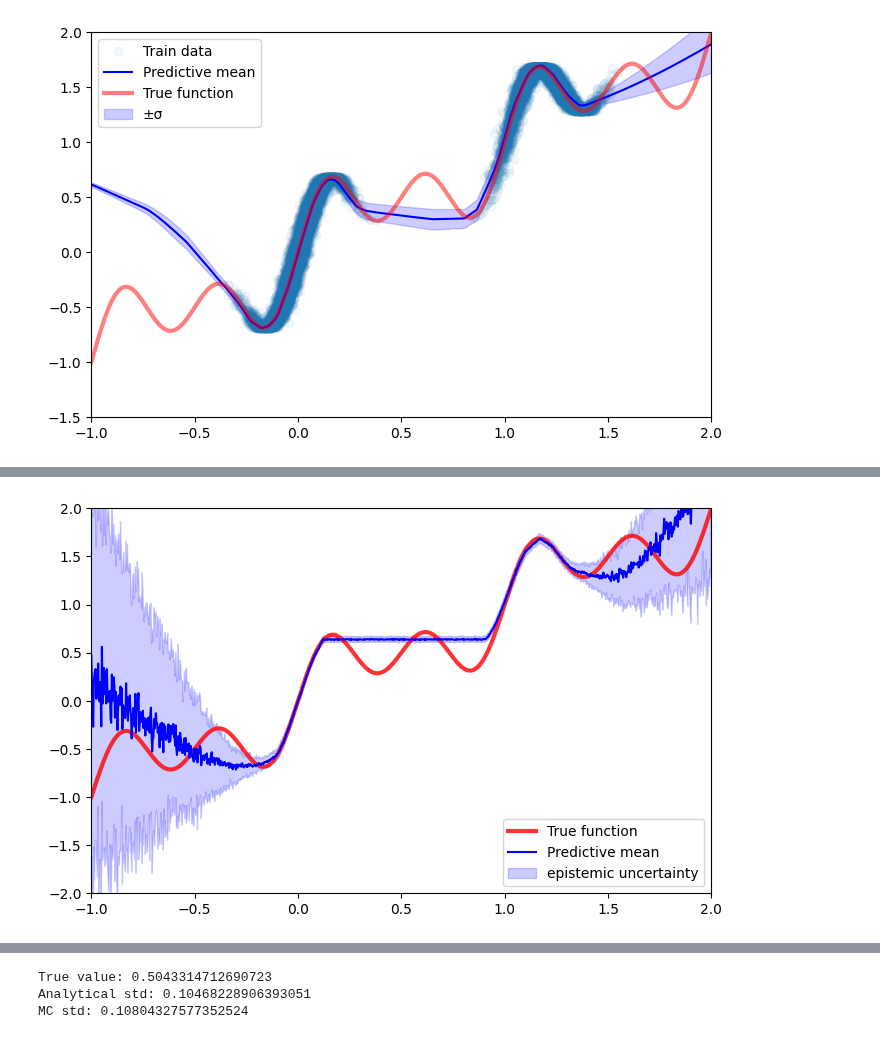
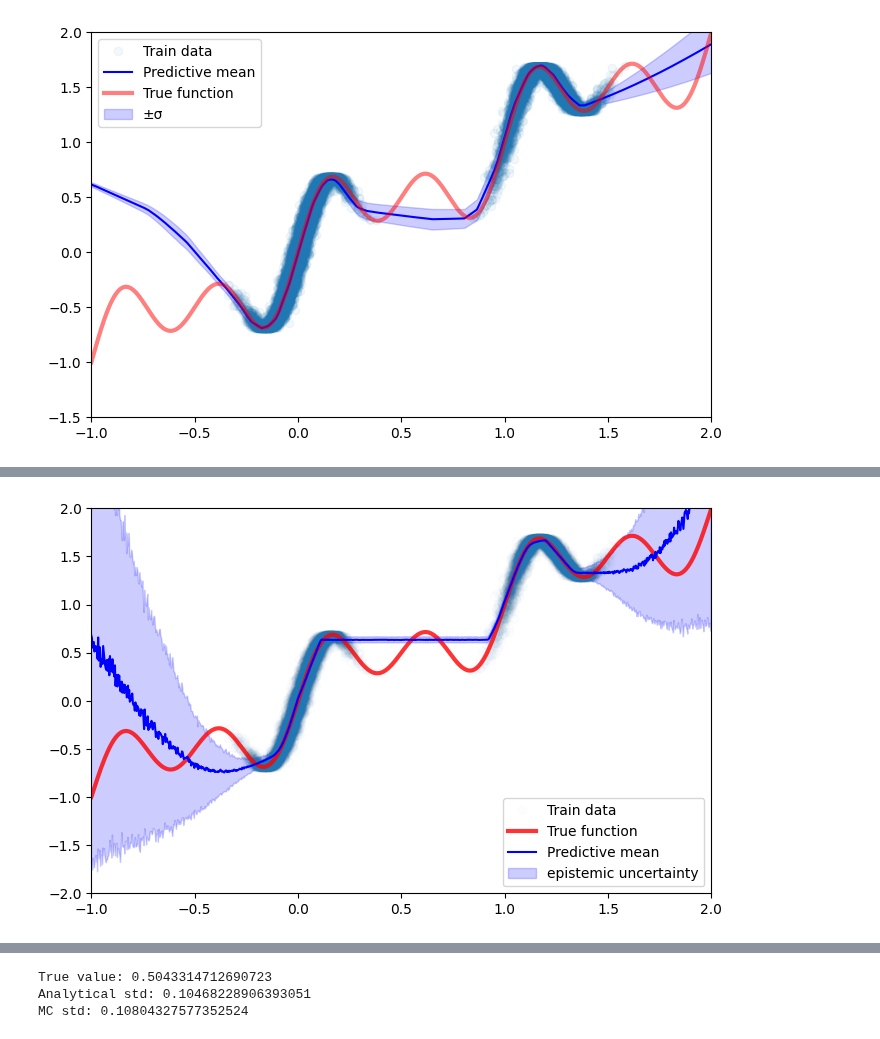
Before and after one commit to kacper-drabicki/redshift, a Jupyter notebook: BNN-testing.ipynb, the cells around one changed output, grey strips where cells are left out. Cells and saved outputs as stored; diff of their text form; code cells hidden in the pictures.

Commit message:
bnn training

```diff
--- a/BNN-testing.ipynb
+++ b/BNN-testing.ipynb
@@ -280,29 +280,29 @@ Restoring model weights from the end of the best epoch: 109.
 # %%
 x_test = np.linspace(-1, 2, 1000)
 y_test = x_test + 0.3 * np.sin(2 * np.pi * x_test) + 0.3 * np.sin(4 * np.pi * x_test)
 
 means = []
-for _ in range(100):
+for _ in range(1000):
     means.append(model(x_test))
 
 y_mean = np.array(means).mean(axis=0)
 y_epistemic_variance = np.array(means).std(axis=0) ** 2
 y_std = np.sqrt(y_epistemic_variance)
 
 
 import matplotlib.pyplot as plt
 plt.figure(figsize=(8,5))
-# plt.plot(X_train, y_train, 'o', label='Train data', alpha=0.1)
+plt.plot(X_train, y_train, 'o', label='Train data', alpha=0.01)
 plt.plot(x_test, y_test, 'r', linewidth=3, label="True function", alpha=0.8)
 plt.plot(x_test, y_mean, color='b', label='Predictive mean')
 plt.fill_between(x_test.flatten(),
                  (y_mean - 1 * y_std).reshape(-1),
                  (y_mean + 1 * y_std).reshape(-1),
                  color='blue', alpha=0.2, label='epistemic uncertainty')
 plt.ylim(-2,2)
 plt.xlim(-1, 2)
 plt.legend()
 plt.show()
 # %% [output]
-[figure, old version]
+[figure, new version]
 # %%
```
Also changed, not shown: parts of 12 cells of this notebook, 6 other files.
